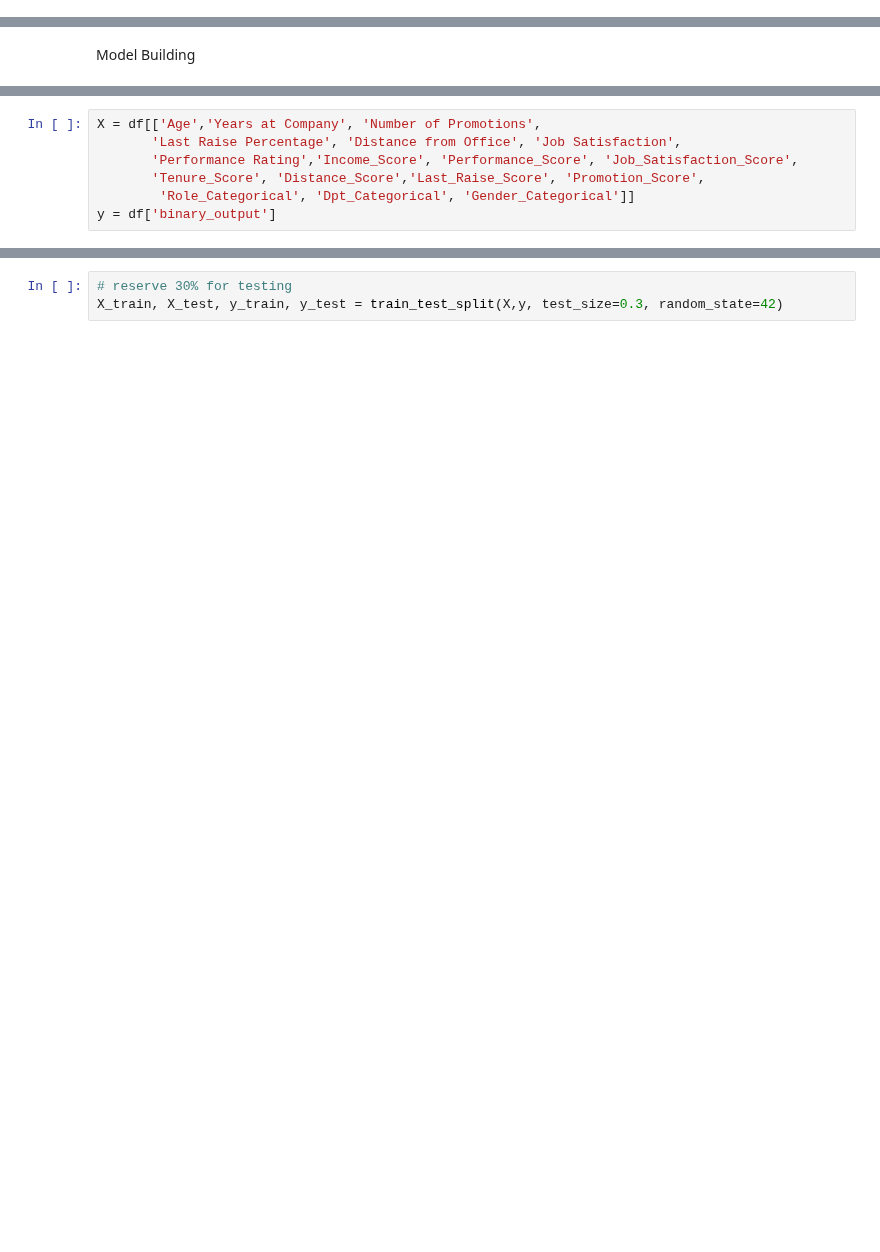
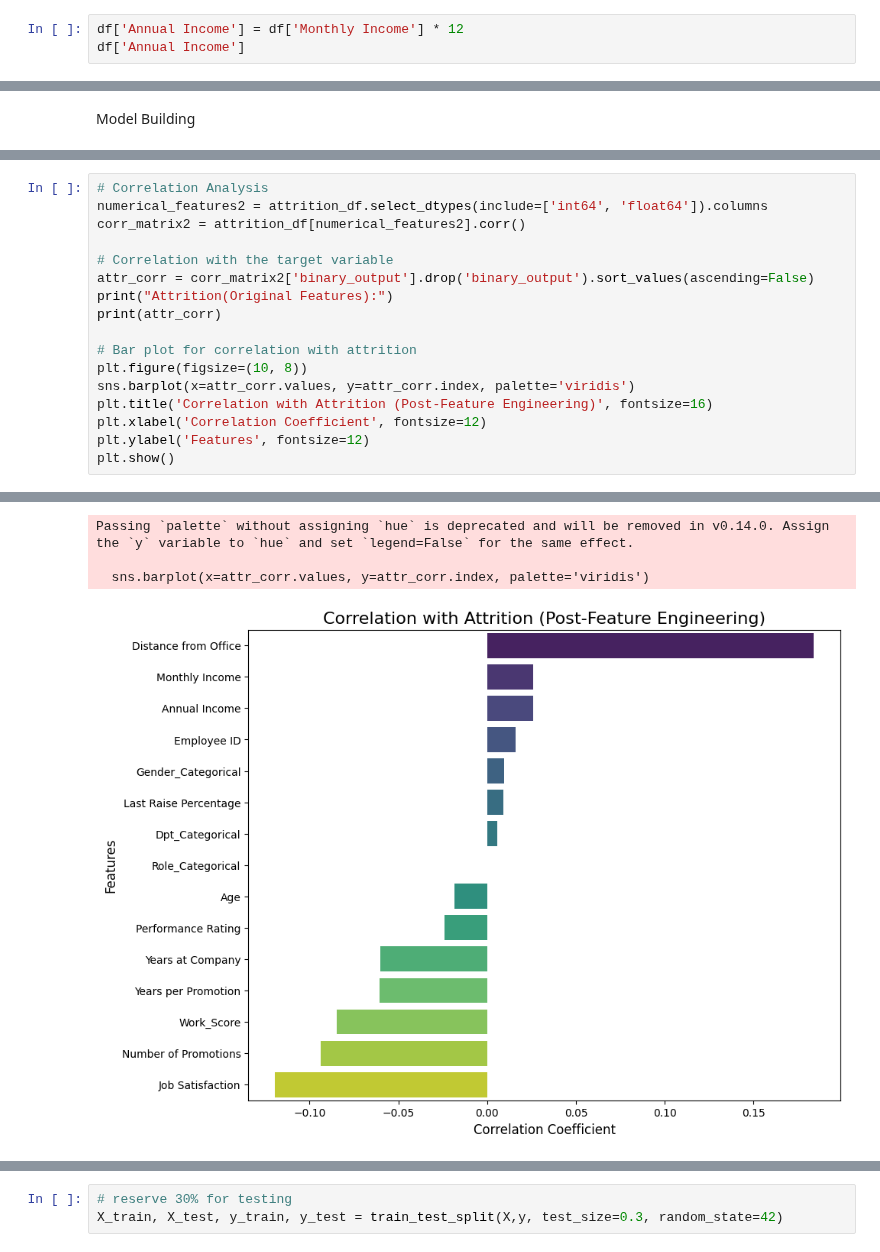
Before and after one commit to mn42899/schulich_data_science, a Jupyter notebook: final_prep3.ipynb, the cells around one changed output, grey strips where cells are left out. Cells and saved outputs as stored; diff of their text form; blank space fills up the shorter version.

```diff
--- a/final_prep3.ipynb
+++ b/final_prep3.ipynb
@@ -282,0 +270,3 @@ df.head()
+# %%
+df['Annual Income'] = df['Monthly Income'] * 12
+df['Annual Income']
@@ -295,8 +403,19 @@ Index(['Employee ID', 'Age', 'Gender', 'Job Role', 'Department',
       dtype='object')
-# %%
-X = df[['Age','Years at Company', 'Number of Promotions',
-       'Last Raise Percentage', 'Distance from Office', 'Job Satisfaction',
-       'Performance Rating','Income_Score', 'Performance_Score', 'Job_Satisfaction_Score',
-       'Tenure_Score', 'Distance_Score','Last_Raise_Score', 'Promotion_Score',
-        'Role_Categorical', 'Dpt_Categorical', 'Gender_Categorical']]
-y = df['binary_output']
+# %%
+# Correlation Analysis
+numerical_features2 = attrition_df.select_dtypes(include=['int64', 'float64']).columns
+corr_matrix2 = attrition_df[numerical_features2].corr()
+
+# Correlation with the target variable
+attr_corr = corr_matrix2['binary_output'].drop('binary_output').sort_values(ascending=False)
+print("Attrition(Original Features):")
+print(attr_corr)
+
+# Bar plot for correlation with attrition
+plt.figure(figsize=(10, 8))
+sns.barplot(x=attr_corr.values, y=attr_corr.index, palette='viridis')
+plt.title('Correlation with Attrition (Post-Feature Engineering)', fontsize=16)
+plt.xlabel('Correlation Coefficient', fontsize=12)
+plt.ylabel('Features', fontsize=12)
+plt.show()
+# %% [output]
@@ -302,0 +439,4 @@ y = df['binary_output']
+Passing `palette` without assigning `hue` is deprecated and will be removed in v0.14.0. Assign the `y` variable to `hue` and set `legend=False` for the same effect.
+
+  sns.barplot(x=attr_corr.values, y=attr_corr.index, palette='viridis')
+[figure, added]
```
Also changed, not shown: parts of 40 cells of this notebook, 1 other file.
